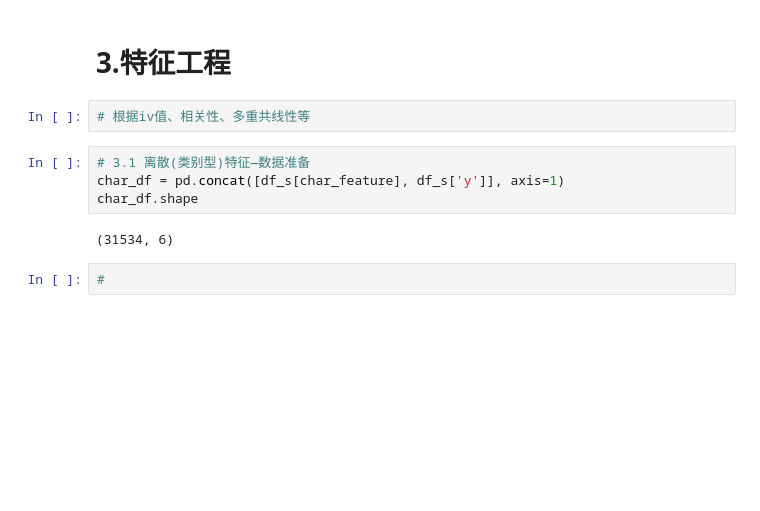
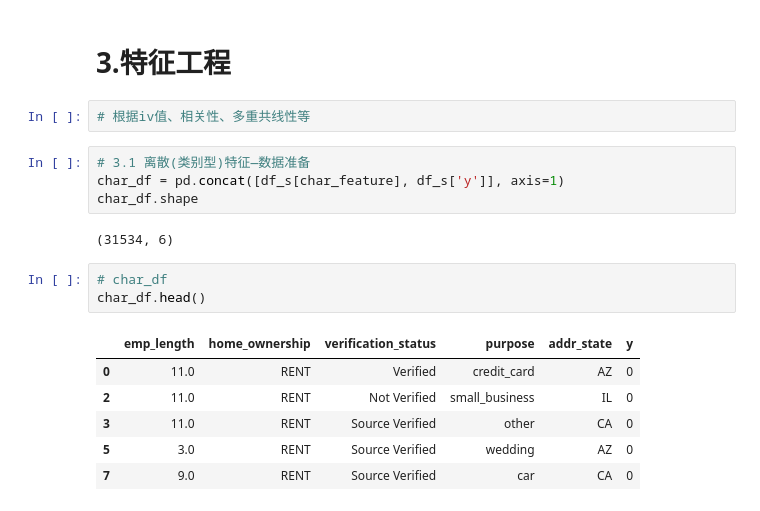
Before and after one commit to iihcy/Credit_ACard, a Jupyter notebook: ACard.ipynb, the cells around one changed output. Cells and saved outputs as stored; diff of their text form; blank space fills up the shorter version.

```diff
--- a/ACard.ipynb
+++ b/ACard.ipynb
@@ -319,5 +319,13 @@ char_df = pd.concat([df_s[char_feature], df_s['y']], axis=1)
 char_df.shape
 # %% [output]
 (31534, 6)
-# %%
-#
+# %%
+# char_df
+char_df.head()
+# %% [output]
+|  | emp_length | home_ownership | verification_status | purpose | addr_state | y |
+| 0 | 11.0 | RENT | Verified | credit_card | AZ | 0 |
+| 2 | 11.0 | RENT | Not Verified | small_business | IL | 0 |
+| 3 | 11.0 | RENT | Source Verified | other | CA | 0 |
+| 5 | 3.0 | RENT | Source Verified | wedding | AZ | 0 |
+| 7 | 9.0 | RENT | Source Verified | car | CA | 0 |
```
Also changed, not shown: parts of 3 cells of this notebook.
